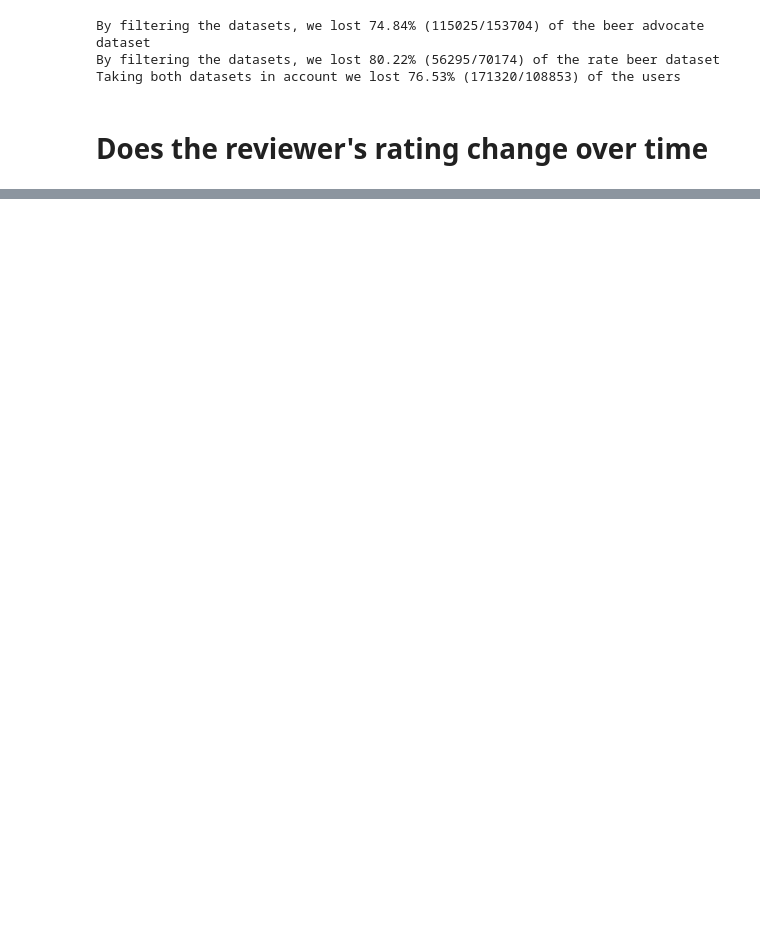
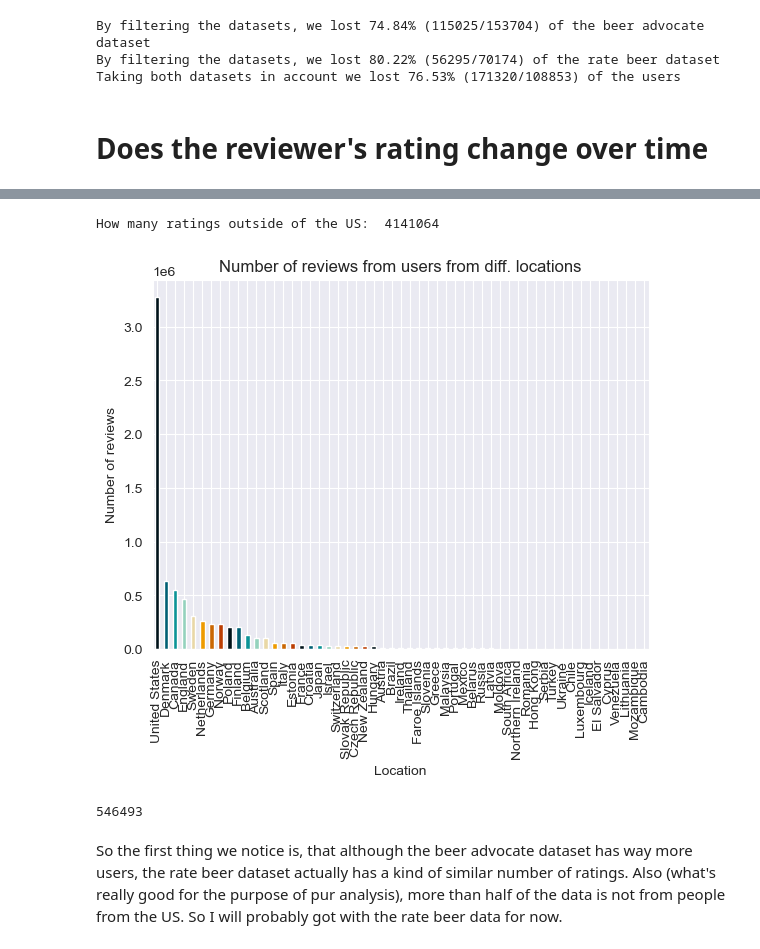
Before and after one commit to epfl-ada/ada-2024-project-thefivedatawranglers, a Jupyter notebook: analysis.ipynb, the cells around one changed output, grey strips where cells are left out. Drawn from its saved outputs; the diff is of its cells as text; code cells hidden in the pictures; blank space fills up the shorter version.

Commit message:
Added inital analysises (is this the plural)

```diff
--- a/analysis.ipynb
+++ b/analysis.ipynb
@@ -46,0 +138,28 @@ Taking both datasets in account we lost 76.53% (171320/108853) of the users
+# %%
+# let's look at the chart if we take the US as one country
+df_rb_sum_rat_us = df_rb_sum_rat[df_rb_sum_rat.index.str.contains("United States, ")]
+df_rb_sum_rat_us_as1 = df_rb_sum_rat[~df_rb_sum_rat.index.str.contains("United States, ")]
+print("How many ratings outside of the US: ", df_rb_sum_rat_us_as1.sum())
+
+df_rb_sum_rat_us_as1.loc["United States"] = df_rb_sum_rat_us.sum()
+
+df_rb_sum_rat_us_as1_cutoff = df_rb_sum_rat_us_as1[df_rb_sum_rat_us_as1 > 2000].sort_values(ascending=False)
+
+# plotting
+df_rb_sum_rat_us_as1_cutoff.plot(kind="bar", color=colors[:len(df_rb_sum_rat_us_as1_cutoff)])
+plt.xlabel("Location")
+plt.ylabel("Number of reviews")
+plt.title("Number of reviews from users from diff. locations")
+
+plt.show()
+# %% [output]
+How many ratings outside of the US:  4141064
+[figure, added]
+# %%
+print(df_rb_sum_rat["Canada"])
+# %% [output]
+546493
+# %% [markdown]
+So the first thing we notice is, that although the beer advocate dataset has way more users, the rate beer dataset actually has a kind of similar number of ratings.
+Also (what's really good for the purpose of pur analysis), more than half of the data is not from people from the US.
+So I will probably got with the rate beer data for now.
```
Also changed, not shown: parts of 17 cells of this notebook.
